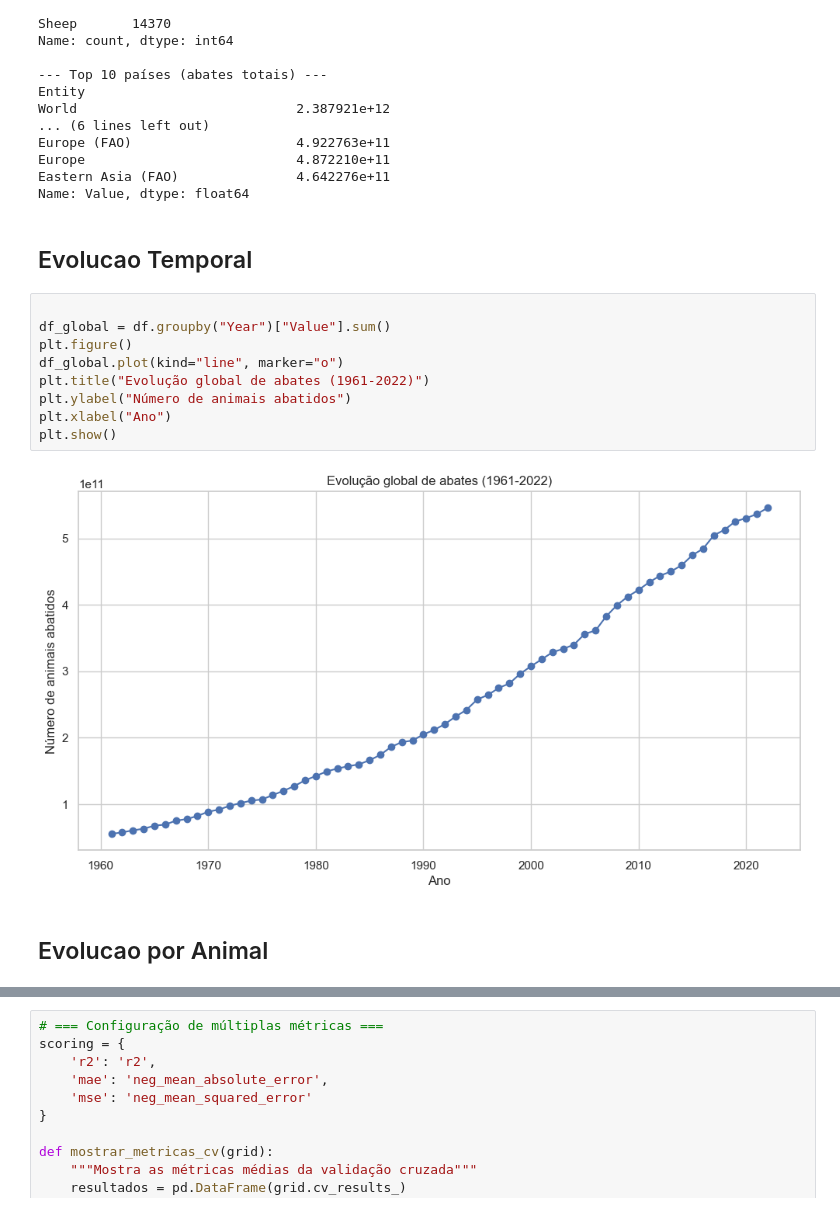
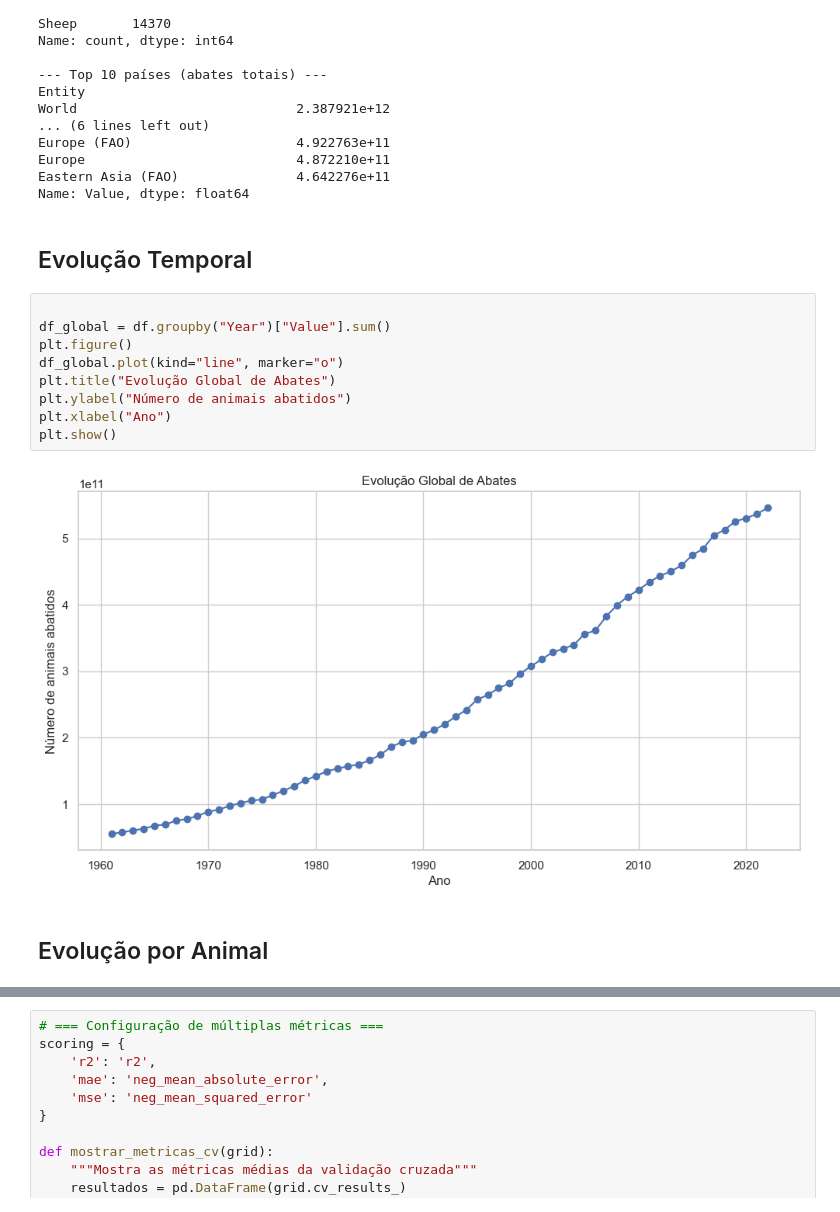
Before and after one commit to ZETA-Inter/analise-exploratoria, a Jupyter notebook: pipeline.ipynb, the cells around one changed output, grey strips where cells are left out. Saved outputs shown, nothing was run; the diff lists cells and outputs as text.

```diff
--- a/pipeline.ipynb
+++ b/pipeline.ipynb
@@ -136,20 +136,20 @@ Europe                           4.872210e+11
 Eastern Asia (FAO)               4.642276e+11
 Name: Value, dtype: float64
 # %% [markdown]
-## Evolucao Temporal
+## Evolução Temporal
 # %%
 
 df_global = df.groupby("Year")["Value"].sum()
 plt.figure()
 df_global.plot(kind="line", marker="o")
-plt.title("Evolução global de abates (1961-2022)")
+plt.title("Evolução Global de Abates")
 plt.ylabel("Número de animais abatidos")
 plt.xlabel("Ano")
 plt.show()
 # %% [output]
-[figure, old version]
+[figure, new version]
 # %% [markdown]
-## Evolucao por Animal
+## Evolução por Animal
 # %%
 
 top_animals = df.groupby("Animal")["Value"].sum().sort_values(ascending=False).head(5).index
```
Also changed, not shown: parts of 16 cells of this notebook, 3 other files.
